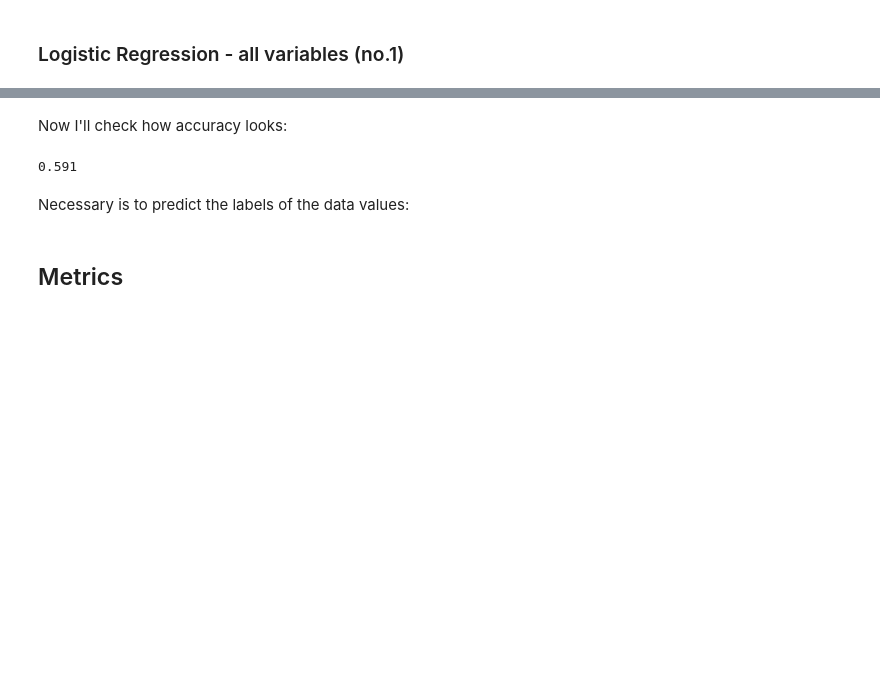
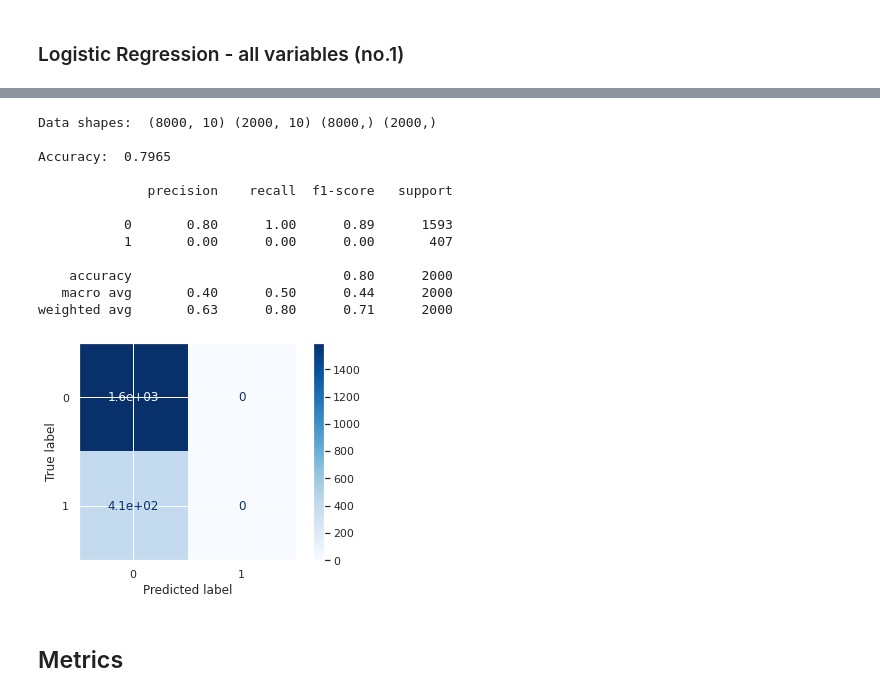
Before and after one commit to Zatorska/Bank_project, a Jupyter notebook: Bank_project.ipynb, the cells around one changed output, grey strips where cells are left out. Saved outputs shown, nothing was run; the diff lists cells and outputs as text; code cells hidden in the pictures; blank space fills up the shorter version.

```diff
--- a/Bank_project.ipynb
+++ b/Bank_project.ipynb
@@ -180,15 +182,14 @@ All the models that I decided to use in this project will use three variants of
 # %%
 # no.1
 X_1 = final_df.drop('Exited', axis=1)
-y_1 = final_df['Exited']
 
 # no.2
 X_2 = final_df[['Age','IsActiveMember', 'Geography', 'Balance', 'Gender']]
-y_2 = final_df['Exited']
 
 # no.3
 X_3 = final_df[['Age','IsActiveMember', 'Geography']]
-y_3 = final_df['Exited']
+
+y = final_df['Exited']
 # %% [markdown]
 How these data looks like?
 # %%
@@ -285,3 +245,18 @@ Much better :)
+# %%
+def split_fit_predict_score(model, X, y):
+
+    X_train, X_test, y_train, y_test = train_test_split(X.values, y.values, test_size=0.2, random_state=42, stratify=y)
+    print("Data shapes: ", X_train.shape, X_test.shape, y_train.shape, y_test.shape, '\n')
+
+    model.fit(X_train, y_train)
+
+    y_pred = model.predict(X_test)
+
+    print("Accuracy: ", accuracy_score(y_test, y_pred), '\n')
+
+    print(classification_report(y_test, y_pred))
+
+    plot_confusion_matrix(model, X_test, y_test, cmap=plt.cm.Blues)
 # %% [markdown]
 ## Logistic Regression
 
@@ -364,8 +316,0 @@ LogisticRegression(C=1.0, class_weight=None, dual=False, fit_intercept=True,
-# %% [markdown]
-Now I'll check how accuracy looks:
-# %%
-logreg_model_no1.score(X_test, y_test)
-# %% [output]
-0.591
-# %% [markdown]
-Necessary is to predict the labels of the data values:
@@ -374,3 +317,21 @@ y_pred_logreg_no1 = logreg_model_no1.predict(X_test)
+# %%
+logreg_model = LogisticRegression()
+# %%
+split_fit_predict_score(logreg_model, X_1, y)
+# %% [output]
+Data shapes:  (8000, 10) (2000, 10) (8000,) (2000,)
+
+Accuracy:  0.7965
+
+              precision    recall  f1-score   support
+
+           0       0.80      1.00      0.89      1593
+           1       0.00      0.00      0.00       407
+
+    accuracy                           0.80      2000
+   macro avg       0.40      0.50      0.44      2000
+weighted avg       0.63      0.80      0.71      2000
+[figure, added]
 # %% [markdown]
 ## Metrics
 # %% [markdown]
```
Also changed, not shown: parts of 44 cells of this notebook.
